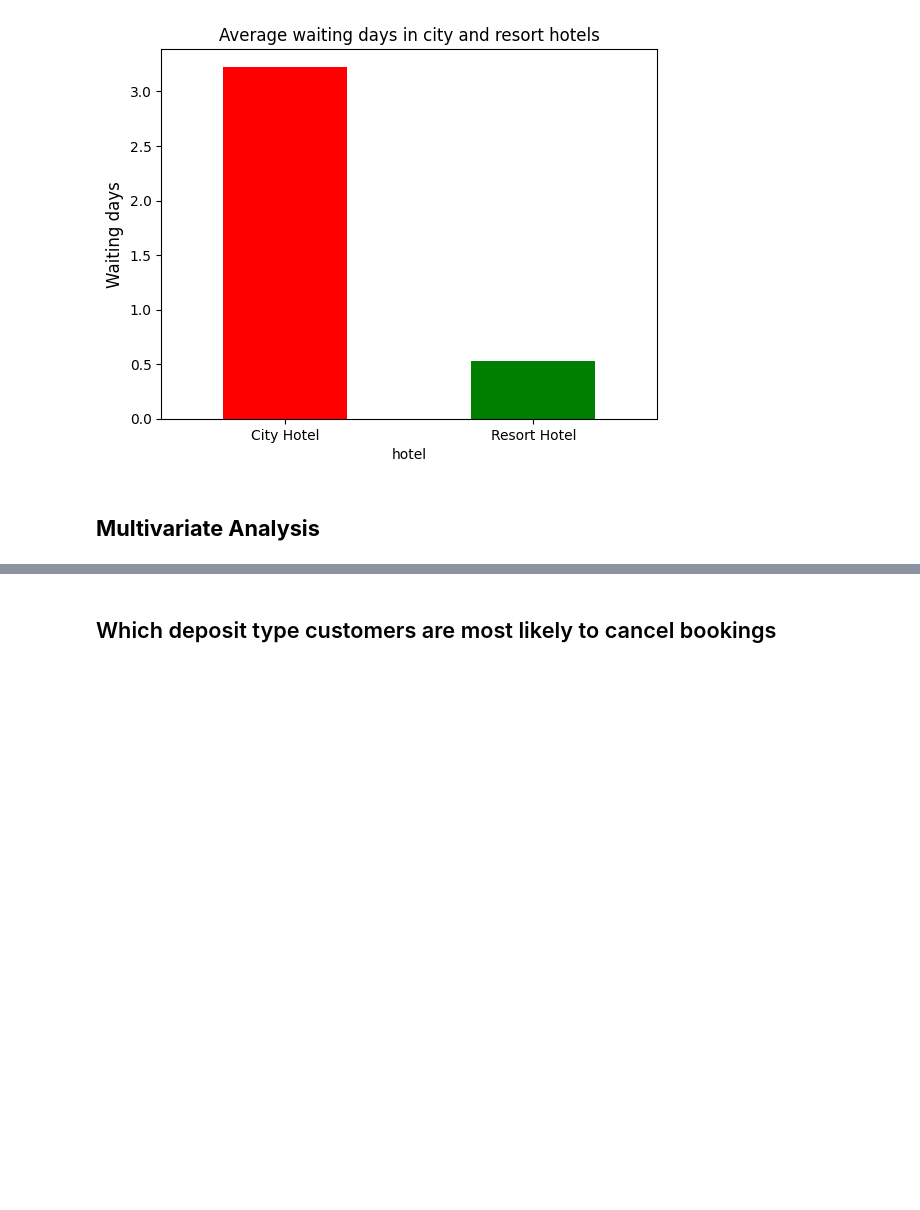
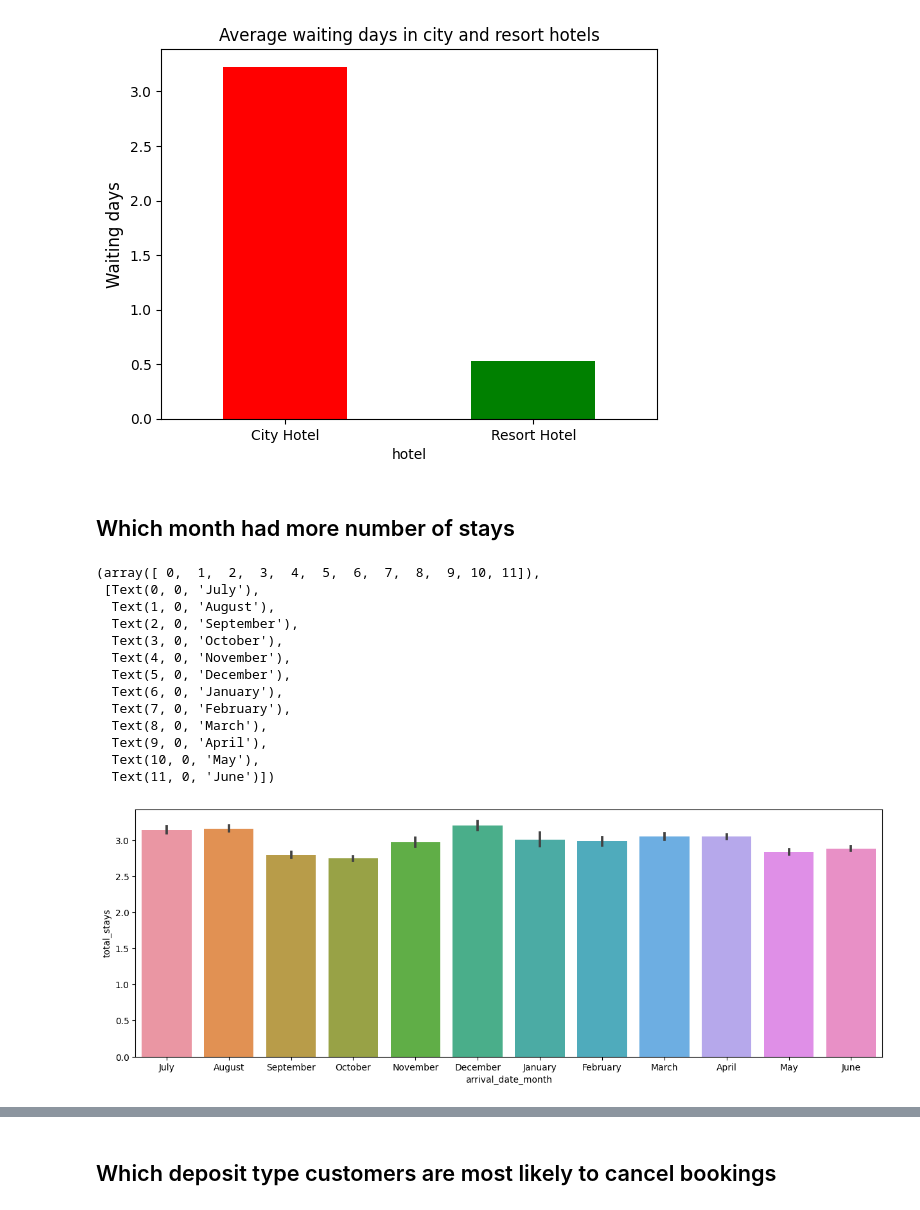
Before and after one commit to Lasya-1408/Almabetter-Hotel-booking-EDA, a Jupyter notebook: Hotel_Booking_EDA.ipynb, the cells around one changed output, grey strips where cells are left out. Saved outputs shown, nothing was run; the diff lists cells and outputs as text; code cells hidden in the pictures; blank space fills up the shorter version.

```diff
--- a/Hotel_Booking_EDA.ipynb
+++ b/Hotel_Booking_EDA.ipynb
@@ -440,5 +440,25 @@ plt.ylabel('Waiting days', fontsize=12)
 # %% [output]
 Text(0, 0.5, 'Waiting days')
 [figure]
-# %% [markdown]
-## **Multivariate Analysis**
+# %% [markdown]
+## Which month had more number of stays
+# %%
+
+plt.figure(figsize=(15, 5))
+sns.barplot(x=df_city['arrival_date_month'], y=df_city['total_stays'])
+plt.xticks(rotation='horizontal')
+# %% [output]
+(array([ 0,  1,  2,  3,  4,  5,  6,  7,  8,  9, 10, 11]),
+ [Text(0, 0, 'July'),
+  Text(1, 0, 'August'),
+  Text(2, 0, 'September'),
+  Text(3, 0, 'October'),
+  Text(4, 0, 'November'),
+  Text(5, 0, 'December'),
+  Text(6, 0, 'January'),
+  Text(7, 0, 'February'),
+  Text(8, 0, 'March'),
+  Text(9, 0, 'April'),
+  Text(10, 0, 'May'),
+  Text(11, 0, 'June')])
+[figure, added]
```
Also changed, not shown: parts of 8 cells of this notebook.
